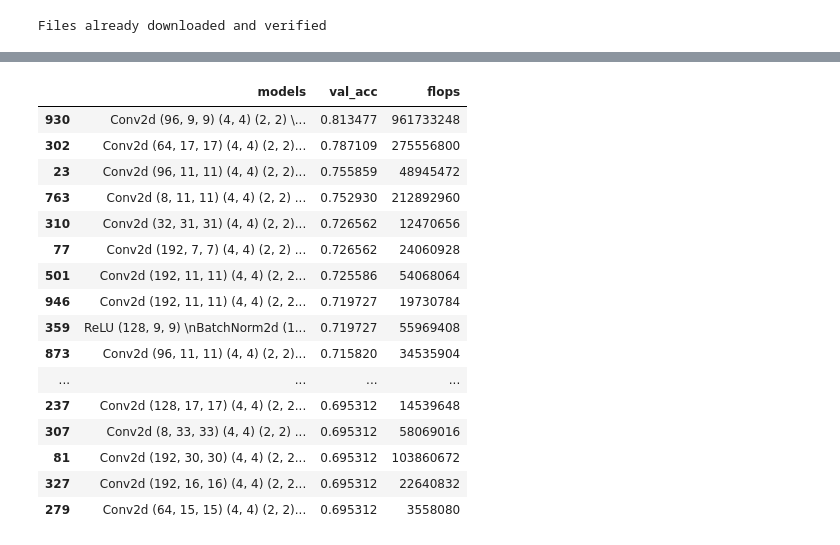
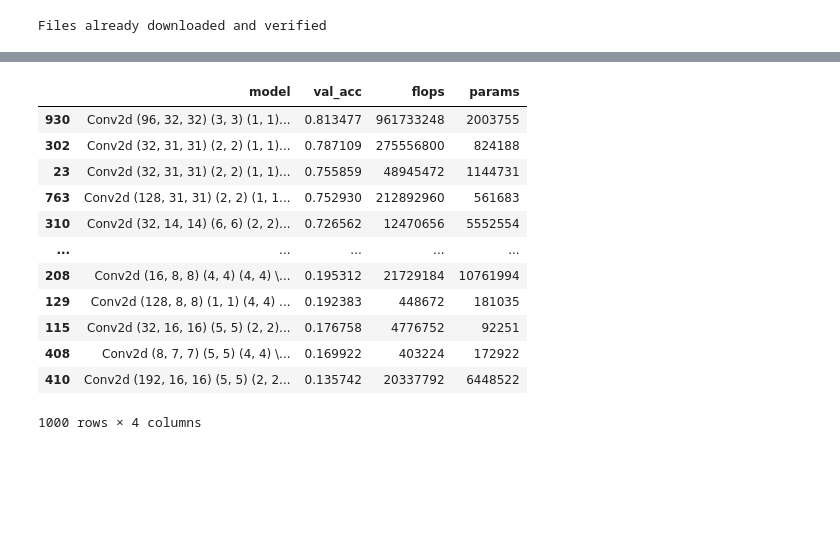
Before and after one commit to alkorolyov/sophius, a Jupyter notebook: notebooks/05_generate_models.ipynb, the cells around one changed output, grey strips where cells are left out. Saved outputs shown, nothing was run; the diff lists cells and outputs as text; code cells hidden in the pictures; blank space fills up the shorter version.

Commit message:
fixed template

```diff
--- a/notebooks/05_generate_models.ipynb
+++ b/notebooks/05_generate_models.ipynb
@@ -150,36 +130,43 @@ df.sort_values(by='val_acc', ascending=False, inplace=True)
 # %%
-from sophius.encode import Encoder, str_to_vec
-from sophius.templates import ModelTmpl_, LinearTmpl
+def decode_hash(hash_str: str):
+    templates = []
+    arr = str_to_vec(hash_str)
+    for vec in arr:
+        t = encoder.decode_template(vec)
+        # print(t.params)
+        templates.append(t)
+    templates.append(LinearTmpl())
+    model = ModelTmpl_((3, 32, 32), 10, *templates)
+    return model
 
-encoder = Encoder()
-
-def decode(arr):
+def decode_to_templates(hash_str: str):
     templates = []
+    arr = str_to_vec(hash_str)
     for vec in arr:
-        templates.append(encoder.decode_template(vec))
-    templates.append(LinearTmpl())
-    return ModelTmpl_((3, 32, 32), 10, *templates)
+        t = encoder.decode_template(vec)
+        # print(t.params)
+        templates.append(t)
+    return templates
 
 
-df['models'] = df['hex_str'][:20].apply(str_to_vec).apply(decode)
+# df['hex_str'][:1].apply(decode_hash)
+# %%
+df['model'] = df['hex_str'].apply(decode_hash)
+df['templates'] = df['hex_str'].apply(decode_to_templates)
 # %%
-df[['models', 'val_acc', 'flops']].dropna()
+df[['model', 'val_acc', 'flops', 'params']]
 # %% [output]
-|  | models | val_acc | flops |
-| 930 | Conv2d (96, 9, 9) (4, 4) (2, 2) \... | 0.813477 | 961733248 |
-| 302 | Conv2d (64, 17, 17) (4, 4) (2, 2)... | 0.787109 | 275556800 |
-| 23 | Conv2d (96, 11, 11) (4, 4) (2, 2)... | 0.755859 | 48945472 |
-| 763 | Conv2d (8, 11, 11) (4, 4) (2, 2) ... | 0.752930 | 212892960 |
-| 310 | Conv2d (32, 31, 31) (4, 4) (2, 2)... | 0.726562 | 12470656 |
-| 77 | Conv2d (192, 7, 7) (4, 4) (2, 2) ... | 0.726562 | 24060928 |
-| 501 | Conv2d (192, 11, 11) (4, 4) (2, 2... | 0.725586 | 54068064 |
-| 946 | Conv2d (192, 11, 11) (4, 4) (2, 2... | 0.719727 | 19730784 |
-| 359 | ReLU (128, 9, 9) \nBatchNorm2d (1... | 0.719727 | 55969408 |
-| 873 | Conv2d (96, 11, 11) (4, 4) (2, 2)... | 0.715820 | 34535904 |
-| ... | ... | ... | ... |
-| 237 | Conv2d (128, 17, 17) (4, 4) (2, 2... | 0.695312 | 14539648 |
-| 307 | Conv2d (8, 33, 33) (4, 4) (2, 2) ... | 0.695312 | 58069016 |
-| 81 | Conv2d (192, 30, 30) (4, 4) (2, 2... | 0.695312 | 103860672 |
-| 327 | Conv2d (192, 16, 16) (4, 4) (2, 2... | 0.695312 | 22640832 |
-| 279 | Conv2d (64, 15, 15) (4, 4) (2, 2)... | 0.695312 | 3558080 |
+|  | model | val_acc | flops | params |
+| 930 | Conv2d (96, 32, 32) (3, 3) (1, 1)... | 0.813477 | 961733248 | 2003755 |
+| 302 | Conv2d (32, 31, 31) (2, 2) (1, 1)... | 0.787109 | 275556800 | 824188 |
+| 23 | Conv2d (32, 31, 31) (2, 2) (1, 1)... | 0.755859 | 48945472 | 1144731 |
+| 763 | Conv2d (128, 31, 31) (2, 2) (1, 1... | 0.752930 | 212892960 | 561683 |
+| 310 | Conv2d (32, 14, 14) (6, 6) (2, 2)... | 0.726562 | 12470656 | 5552554 |
+| ... | ... | ... | ... | ... |
+| 208 | Conv2d (16, 8, 8) (4, 4) (4, 4) \... | 0.195312 | 21729184 | 10761994 |
+| 129 | Conv2d (128, 8, 8) (1, 1) (4, 4) ... | 0.192383 | 448672 | 181035 |
+| 115 | Conv2d (32, 16, 16) (5, 5) (2, 2)... | 0.176758 | 4776752 | 92251 |
+| 408 | Conv2d (8, 7, 7) (5, 5) (4, 4) \... | 0.169922 | 403224 | 172922 |
+| 410 | Conv2d (192, 16, 16) (5, 5) (2, 2... | 0.135742 | 20337792 | 6448522 |
+1000 rows × 4 columns
 # %%
```
Also changed, not shown: parts of 14 cells of this notebook, 6 other files.
